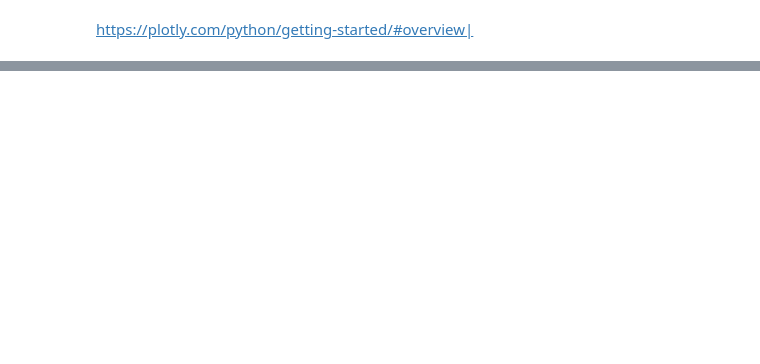
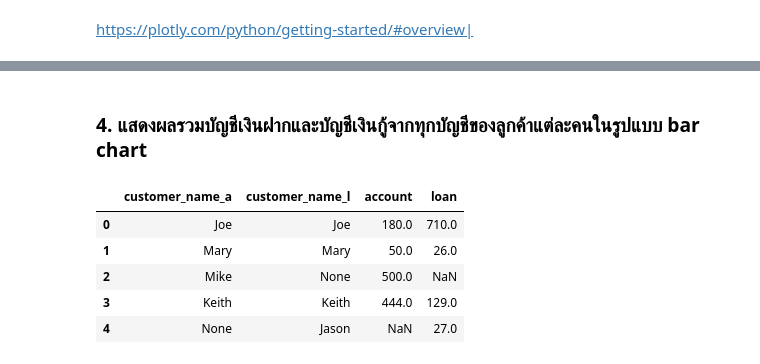
Before and after one commit to bookpanda/2110322-DB-SYS, a Jupyter notebook: SQL_Pandas/exercise.ipynb, the cells around one changed output, grey strips where cells are left out. Drawn from its saved outputs; the diff is of its cells as text; code cells hidden in the pictures; blank space fills up the shorter version.

```diff
--- a/SQL_Pandas/exercise.ipynb
+++ b/SQL_Pandas/exercise.ipynb
@@ -187,0 +77,28 @@ fig.show()
+# %% [markdown]
+### 4. แสดงผลรวมบัญชีเงินฝากและบัญชีเงินกู้จากทุกบัญชีของลูกค้าแต่ละคนในรูปแบบ bar chart
+# %%
+df = pd.read_sql('''
+    WITH customer_account AS (
+        SELECT c.customer_name, SUM(a.balance) AS account FROM customer c
+        JOIN depositor d on c.customer_name = d.customer_name
+        JOIN account a on d.account_number = a.account_number
+        GROUP BY c.customer_name
+    ),
+    customer_loan AS (
+        SELECT c.customer_name, SUM(l.amount) AS loan FROM customer c
+        JOIN borrower b on c.customer_name = b.customer_name
+        JOIN loan l on b.loan_number = l.loan_number
+        GROUP BY c.customer_name
+    )
+
+    SELECT ca.customer_name AS customer_name_a, cl.customer_name AS customer_name_l, ca.account, cl.loan FROM customer_account ca
+    FULL OUTER JOIN customer_loan cl on ca.customer_name = cl.customer_name
+    ''', con=engine)
+df
+# %% [output]
+|  | customer_name_a | customer_name_l | account | loan |
+| 0 | Joe | Joe | 180.0 | 710.0 |
+| 1 | Mary | Mary | 50.0 | 26.0 |
+| 2 | Mike | None | 500.0 | NaN |
+| 3 | Keith | Keith | 444.0 | 129.0 |
+| 4 | None | Jason | NaN | 27.0 |
```
Also changed, not shown: parts of 30 cells of this notebook.
